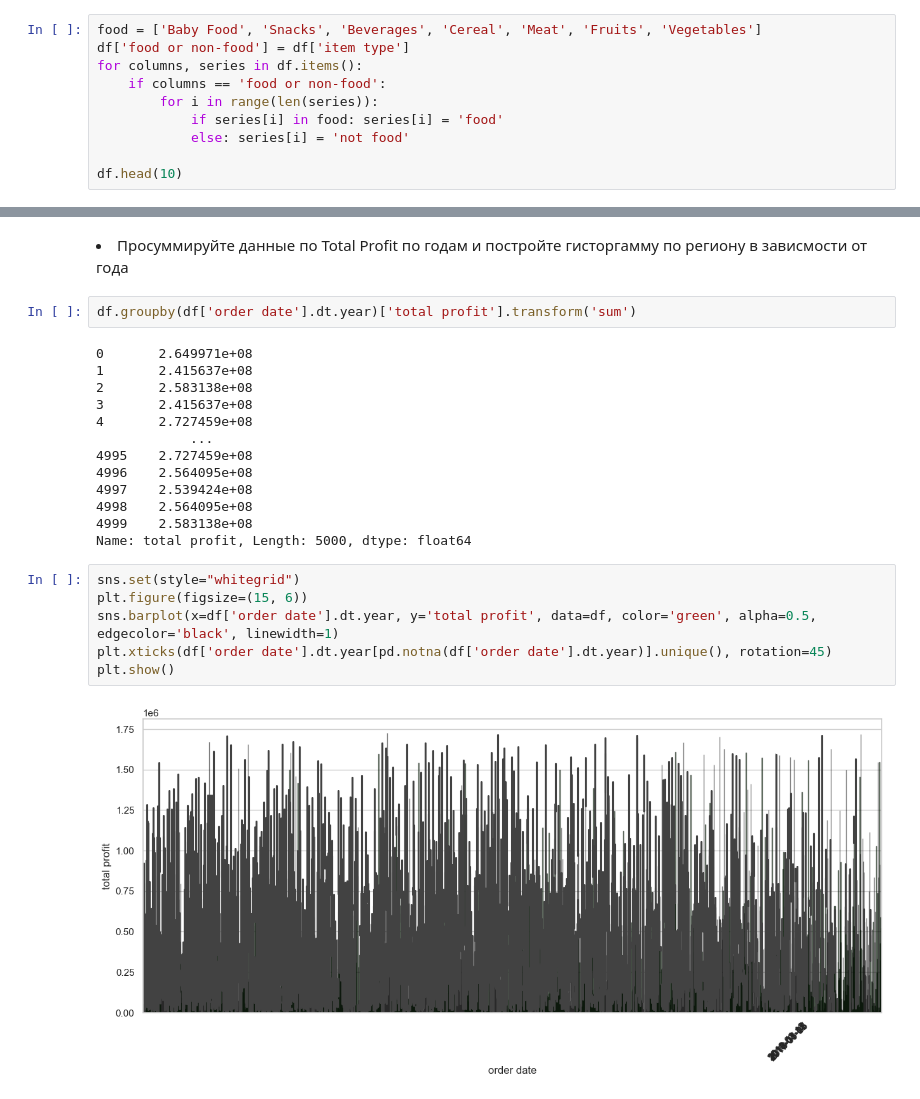
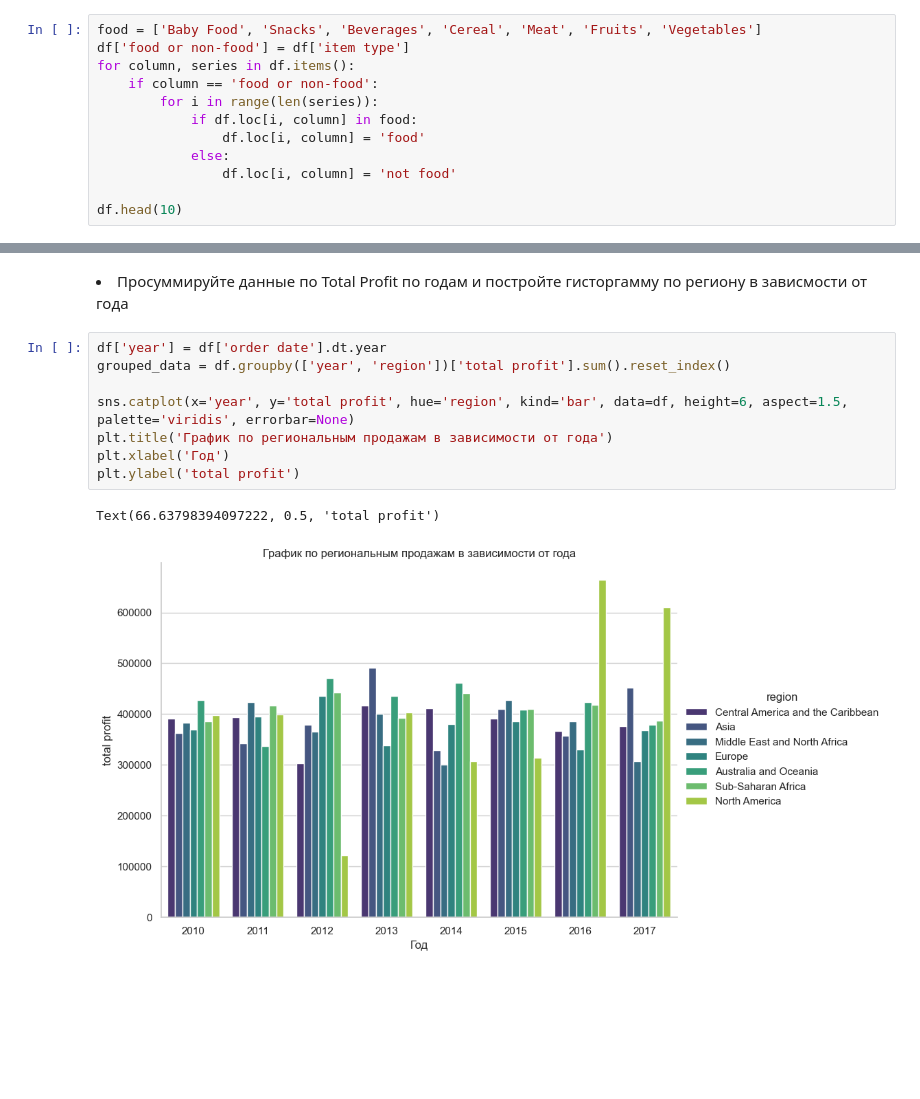
Before and after one commit to tsukerin/labs, a Jupyter notebook: labs_pm/lab8/main.ipynb, the cells around one changed output, grey strips where cells are left out. Cells and saved outputs as stored; diff of their text form; blank space fills up the shorter version.

```diff
--- a/labs_pm/lab8/main.ipynb
+++ b/labs_pm/lab8/main.ipynb
@@ -150,11 +160,13 @@ for i in range(len(items)): print(f"{i+1}.{items[i]}")
 # %%
 food = ['Baby Food', 'Snacks', 'Beverages', 'Cereal', 'Meat', 'Fruits', 'Vegetables']
 df['food or non-food'] = df['item type']
-for columns, series in df.items():
-    if columns == 'food or non-food':
+for column, series in df.items():
+    if column == 'food or non-food':
         for i in range(len(series)):
-            if series[i] in food: series[i] = 'food'
-            else: series[i] = 'not food'
+            if df.loc[i, column] in food:
+                df.loc[i, column] = 'food'
+            else:
+                df.loc[i, column] = 'not food'
 
 df.head(10)
 # %% [output]
@@ -199,26 +211,14 @@ plt.show()
 # %% [markdown]
 <li>Просуммируйте данные по Total Profit по годам и постройте гисторгамму по региону в
 зависмости от года
-# %%
-df.groupby(df['order date'].dt.year)['total profit'].transform('sum')
-# %% [output]
-0       2.649971e+08
-1       2.415637e+08
-2       2.583138e+08
-3       2.415637e+08
-4       2.727459e+08
-            ...
-4995    2.727459e+08
-4996    2.564095e+08
-4997    2.539424e+08
-4998    2.564095e+08
-4999    2.583138e+08
-Name: total profit, Length: 5000, dtype: float64
-# %%
-sns.set(style="whitegrid")
-plt.figure(figsize=(15, 6))
-sns.barplot(x=df['order date'].dt.year, y='total profit', data=df, color='green', alpha=0.5, edgecolor='black', linewidth=1)
-plt.xticks(df['order date'].dt.year[pd.notna(df['order date'].dt.year)].unique(), rotation=45)
-plt.show()
-# %% [output]
-[figure, removed]
+# %%
+df['year'] = df['order date'].dt.year
+grouped_data = df.groupby(['year', 'region'])['total profit'].sum().reset_index()
+
+sns.catplot(x='year', y='total profit', hue='region', kind='bar', data=df, height=6, aspect=1.5, palette='viridis', errorbar=None)
+plt.title('График по региональным продажам в зависимости от года')
+plt.xlabel('Год')
+plt.ylabel('total profit')
+# %% [output]
+Text(66.63798394097222, 0.5, 'total profit')
+[figure, added]
```
Also changed, not shown: parts of 39 cells of this notebook.
